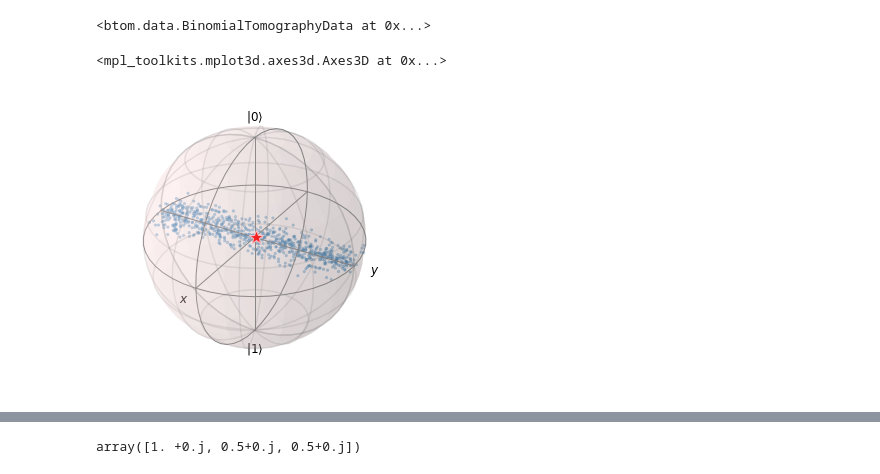
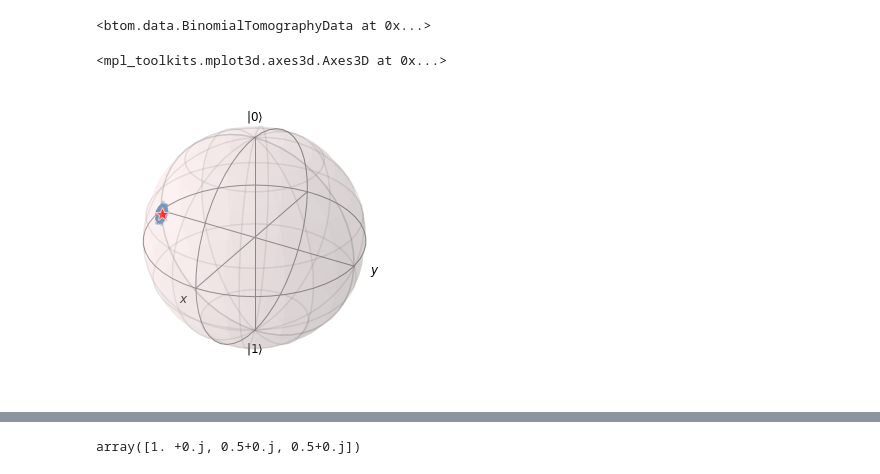
Before and after one commit to ihincks/btom, a Jupyter notebook: examples/binomial-example.ipynb, the cells around one changed output, grey strips where cells are left out. Cells and saved outputs as stored; diff of their text form; code cells hidden in the pictures.

```diff
--- a/examples/binomial-example.ipynb
+++ b/examples/binomial-example.ipynb
@@ -18,12 +18,12 @@ bt.BinomialTomographyData.simulate(rho, meas_ops, 5)
 # %%
 psi = np.array([[1],[-1j]])/np.sqrt(2)
 rho = np.dot(psi, psi.conj().T)
+meas_ops = (bt.pauli_basis()[1:] + np.eye(2)) / 2
+data = bt.BinomialTomographyData.simulate(rho, meas_ops, [1000,1000,1000])
 
-sampler = bt.BinomialGinibreStateSampler(ginibre_dim=2)
-meas_ops = (bt.pauli_basis()[1:] + np.eye(2)) / 2
-data = bt.BinomialTomographyData.simulate(rho, meas_ops, [50,0,1000])
+sampler = bt.BinomialGinibreStateSampler(ginibre_dim=1, n_chains=32)
 pos = bt.StatePosterior(sampler, data)
 pos.bloch_plot()
 # %% [output]
 <mpl_toolkits.mplot3d.axes3d.Axes3D at 0x...>
-[figure, old version]
+[figure, new version]
```
Also changed, not shown: parts of 7 cells of this notebook.
